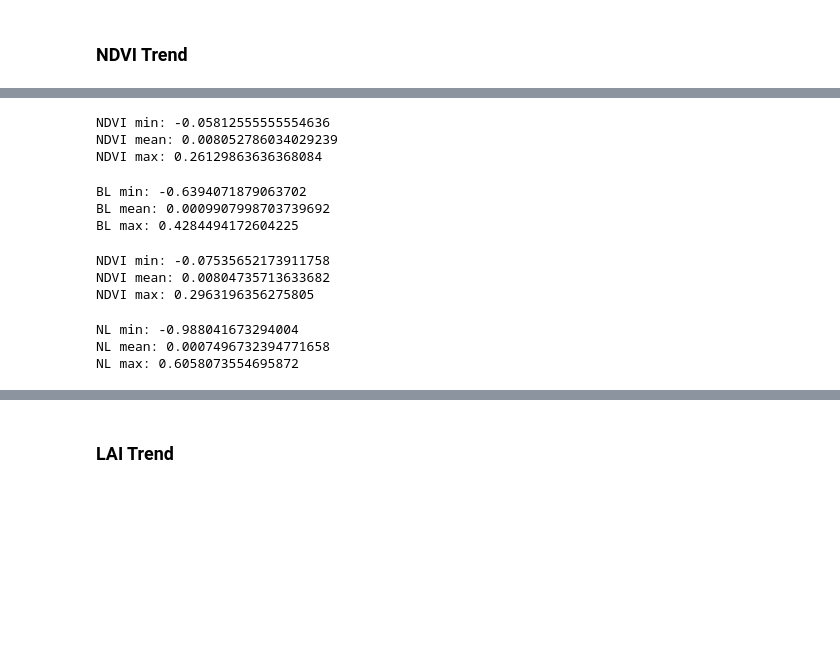
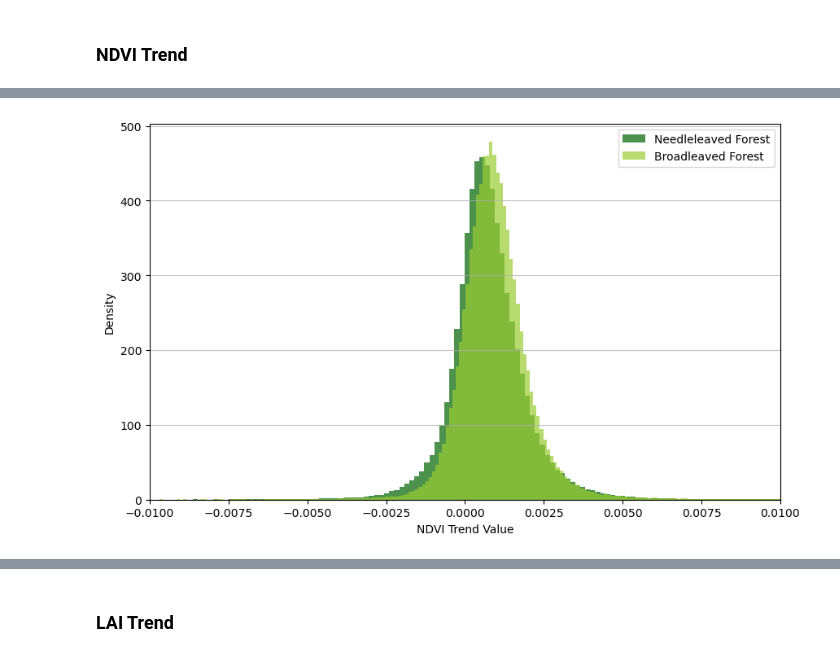
Before and after one commit to irishaake/Thesis_Msc, a Jupyter notebook: 36_Visualize_Results_Maps.ipynb, the cells around one changed output, grey strips where cells are left out. Cells and saved outputs as stored; diff of their text form; code cells hidden in the pictures; blank space fills up the shorter version.

```diff
--- a/36_Visualize_Results_Maps.ipynb
+++ b/36_Visualize_Results_Maps.ipynb
@@ -63,26 +114,0 @@ Data variables:
-# %%
-# NOT HARMONIZED
-BL_min = ndvi_BL["NDVI"].min().item()
-BL_mean = ndvi_BL["NDVI"].mean().item()
-BL_max = ndvi_BL["NDVI"].max().item()
-
-print("BL min:", BL_min)
-print("BL mean:", BL_mean)
-print("BL max:", BL_max)
-# %% [output]
-NDVI min: -0.05812555555554636
-NDVI mean: 0.008052786034029239
-NDVI max: 0.26129863636368084
-# %%
-# HARMONIZED
-BL_min = ndvi_BL["NDVI"].min().item()
-BL_mean = ndvi_BL["NDVI"].mean().item()
-BL_max = ndvi_BL["NDVI"].max().item()
-
-print("BL min:", BL_min)
-print("BL mean:", BL_mean)
-print("BL max:", BL_max)
-# %% [output]
-BL min: -0.6394071879063702
-BL mean: 0.0009907998703739692
-BL max: 0.4284494172604225
@@ -91,26 +115,22 @@ ndvi_NL = xr.open_dataset("./NDVI/NDVI_Spatial_Trend_NL.nc")
-# %%
-# NOT HARMONIZED
-NL_min = ndvi_NL["NDVI"].min().item()
-NL_mean = ndvi_NL["NDVI"].mean().item()
-NL_max = ndvi_NL["NDVI"].max().item()
-
-print("NL min:", NL_min)
-print("NL mean:", NL_mean)
-print("NL max:", NL_max)
-# %% [output]
-NDVI min: -0.07535652173911758
-NDVI mean: 0.00804735713633682
-NDVI max: 0.2963196356275805
-# %%
-# HARMONIZED
-NL_min = ndvi_NL["NDVI"].min().item()
-NL_mean = ndvi_NL["NDVI"].mean().item()
-NL_max = ndvi_NL["NDVI"].max().item()
-
-print("NL min:", NL_min)
-print("NL mean:", NL_mean)
-print("NL max:", NL_max)
-# %% [output]
-NL min: -0.988041673294004
-NL mean: 0.0007496732394771658
-NL max: 0.6058073554695872
+# %%
+# plot histograms to look at distribution of values
+
+BL_vals = ndvi_BL.variables['NDVI'][:,:].values
+NL_vals = ndvi_NL.variables['NDVI'][:,:].values
+
+plt.figure(figsize=(10, 6))
+
+plt.hist(NL_vals.flatten(), bins=10000, alpha=0.7, label='Needle-leaved Forest', color='darkgreen', density=True)
+plt.hist(BL_vals.flatten(), bins=10000, alpha=0.7, label='Broadleaved Forest', color='yellowgreen', density=True)
+
+# add labels
+plt.xlabel('NDVI Trend Value')
+plt.ylabel('Density')
+plt.legend(loc = 1)
+plt.grid(axis='y', alpha=0.75)
+
+plt.xlim(-0.01, 0.01)
+
+plt.show()
+# %% [output]
+[figure, added]
```
Also changed, not shown: parts of 83 cells of this notebook.
